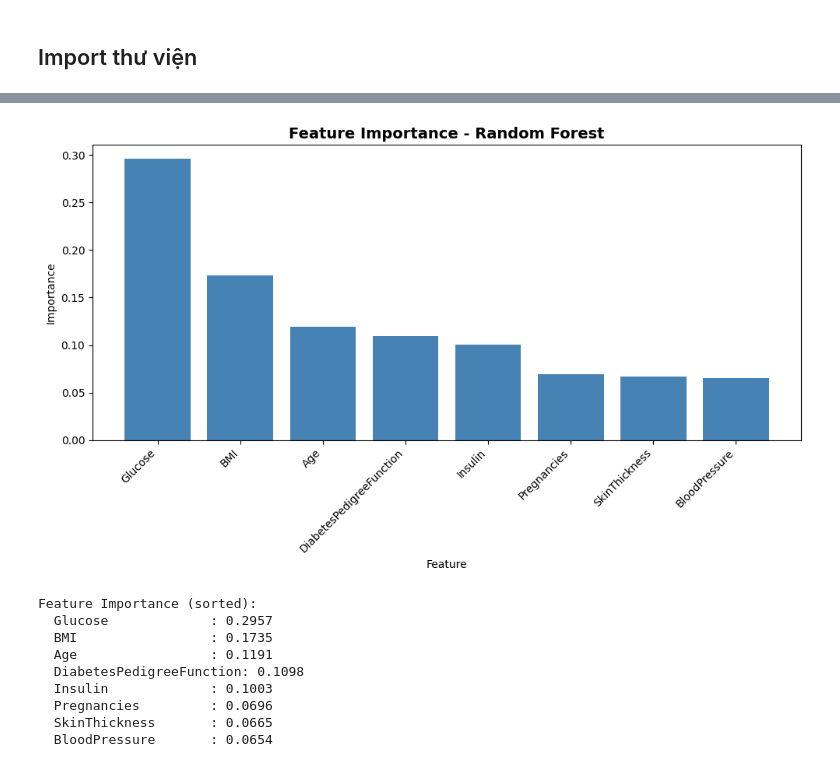
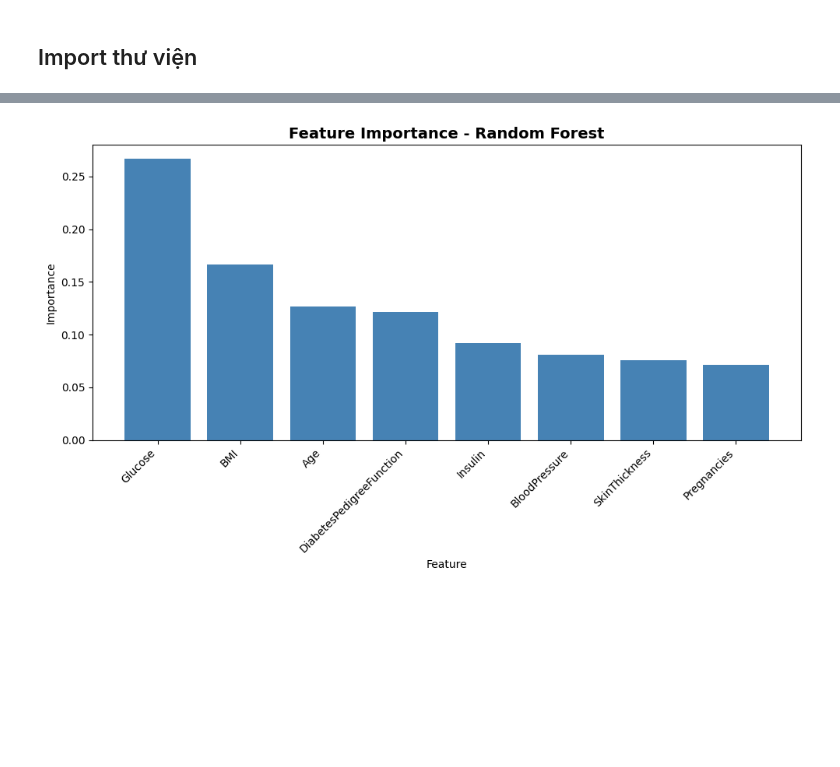
Before and after one commit to CongHoan9/Project-2-DuDoanTieuDuong, a Jupyter notebook: notebooks/04_Dong_Goi_Model.ipynb, the cells around one changed output, grey strips where cells are left out. Saved outputs shown, nothing was run; the diff lists cells and outputs as text; code cells hidden in the pictures; blank space fills up the shorter version.

```diff
--- a/notebooks/04_Dong_Goi_Model.ipynb
+++ b/notebooks/04_Dong_Goi_Model.ipynb
@@ -225,0 +30,11 @@ Best ROC-AUC (CV): 0.8313
+# %%
+train_prep = pd.read_csv("../processed/train_preprocessed.csv")
+test_prep = pd.read_csv("../processed/test_preprocessed.csv")
+
+X_train_scaled = train_prep.drop("Outcome", axis=1)
+y_train_scaled = train_prep["Outcome"]
+X_test_scaled = test_prep.drop("Outcome", axis=1)
+y_test_scaled = test_prep["Outcome"]
+
+print(f"Train shape: {X_train_scaled.shape}")
+print(f"Test shape: {X_test_scaled.shape}")
@@ -225,0 +47,13 @@ Best ROC-AUC (CV): 0.8313
+# %%
+best_params = {
+    "n_estimators": 300,
+    "max_depth": 15,
+    "min_samples_split": 2,
+    "min_samples_leaf": 2,
+    "class_weight": "balanced",
+    "criterion": "entropy"
+}
+
+best_model = RandomForestClassifier(**best_params)
+best_model.fit(X_train_scaled, y_train_scaled)
+print("Đã huấn luyện xong mô hình Random Forest tốt nhất!")
@@ -289,29 +81,15 @@ True Positives:  37
 # %%
-# Feature Importance
 importances = best_model.feature_importances_
-feature_names = X.columns
+feature_names = X_train_scaled.columns
 sorted_idx = np.argsort(importances)[::-1]
 
 plt.figure(figsize=(10, 6))
-plt.bar(range(len(importances)), importances[sorted_idx], color='steelblue')
-plt.xticks(range(len(importances)), feature_names[sorted_idx], rotation=45, ha='right')
-plt.title('Feature Importance - Random Forest', fontsize=14, fontweight='bold')
-plt.xlabel('Feature')
-plt.ylabel('Importance')
+plt.bar(range(len(importances)), importances[sorted_idx], color="steelblue")
+plt.xticks(range(len(importances)), feature_names[sorted_idx], rotation=45, ha="right")
+plt.title("Feature Importance - Random Forest", fontsize=14, fontweight="bold")
+plt.xlabel("Feature")
+plt.ylabel("Importance")
 plt.tight_layout()
 plt.show()
-
-print('\nFeature Importance (sorted):')
-for i in sorted_idx:
-    print(f'  {feature_names[i]:20s}: {importances[i]:.4f}')
 # %% [output]
-[figure, old version]
+[figure, new version]
-Feature Importance (sorted):
-  Glucose             : 0.2957
-  BMI                 : 0.1735
-  Age                 : 0.1191
-  DiabetesPedigreeFunction: 0.1098
-  Insulin             : 0.1003
-  Pregnancies         : 0.0696
-  SkinThickness       : 0.0665
-  BloodPressure       : 0.0654
```
Also changed, not shown: parts of 30 cells of this notebook, 2 other files.
